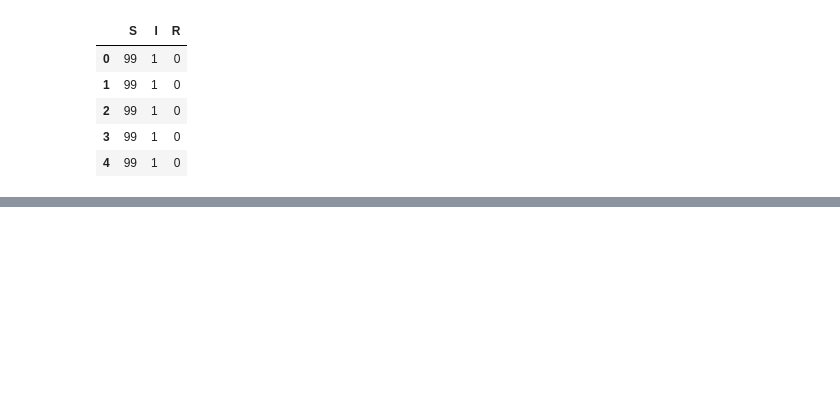
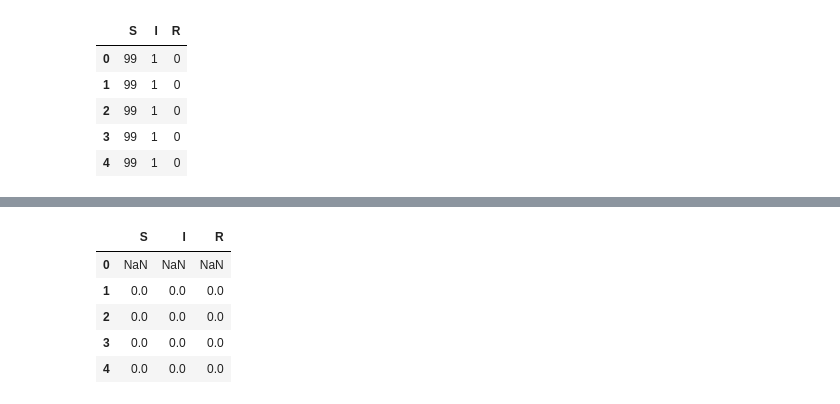
Before and after one commit to NirajanBekoju/Epidemic-Modelling, a Jupyter notebook: Data Analysis.ipynb, the cells around one changed output, grey strips where cells are left out. Drawn from its saved outputs; the diff is of its cells as text; code cells hidden in the pictures; blank space fills up the shorter version.

```diff
--- a/Data Analysis.ipynb
+++ b/Data Analysis.ipynb
@@ -38,0 +39,10 @@ fig.show()
+# %%
+derivative_data = data.diff()
+derivative_data.head()
+# %% [output]
+|  | S | I | R |
+| 0 | NaN | NaN | NaN |
+| 1 | 0.0 | 0.0 | 0.0 |
+| 2 | 0.0 | 0.0 | 0.0 |
+| 3 | 0.0 | 0.0 | 0.0 |
+| 4 | 0.0 | 0.0 | 0.0 |
```
Also changed, not shown: parts of 5 cells of this notebook, 8 other files.
